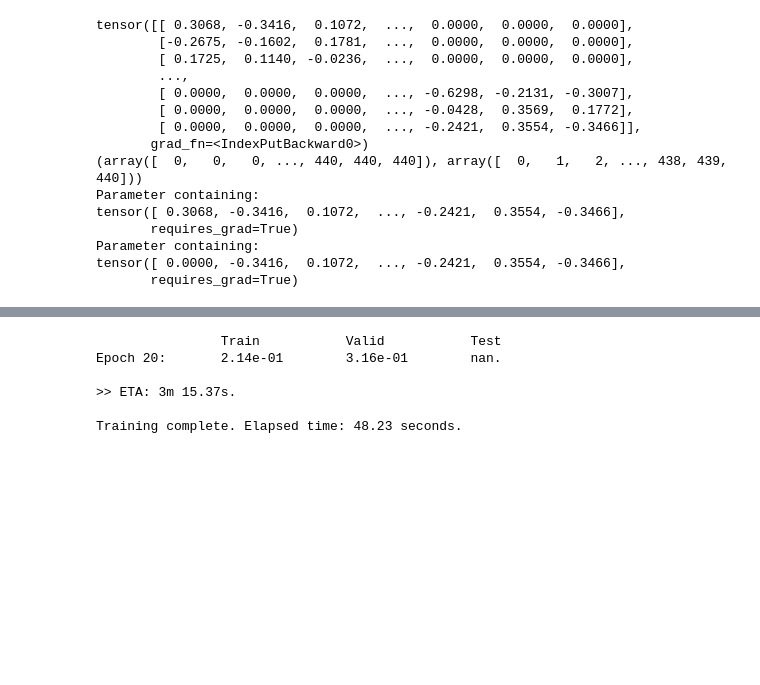
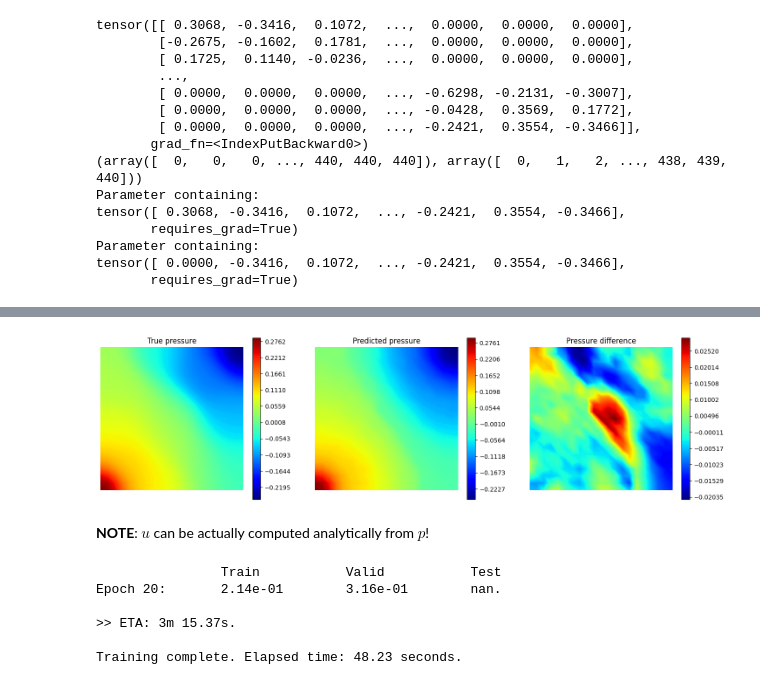
Before and after one commit to FraBet29/APSC_project, a Jupyter notebook: bayesian_network/examples/1_darcy_flow/darcy_flow_bayesian.ipynb, the cells around one changed output, grey strips where cells are left out. Saved outputs shown, nothing was run; the diff lists cells and outputs as text; code cells hidden in the pictures; blank space fills up the shorter version.

```diff
--- a/bayesian_network/examples/1_darcy_flow/darcy_flow_bayesian.ipynb
+++ b/bayesian_network/examples/1_darcy_flow/darcy_flow_bayesian.ipynb
@@ -202,0 +267,8 @@ plt.show()
+# %%
+# Generate predictions
+
+p_model.eval()
+
+with torch.no_grad():
+  p_pred_train = p_model(K_train)
+  p_pred = p_model(K_test)
@@ -203,3 +293,25 @@ plt.show()
+# %%
+idx = 120
+
+plt.figure(figsize=(18, 6))
+
+plt.subplot(1, 3, 1)
+fe.plot(p_test[idx], V, cmap='jet', colorbar=True)
+plt.title("True pressure")
+
+plt.subplot(1, 3, 2)
+fe.plot(p_pred[idx], V, cmap='jet', colorbar=True)
+plt.title("Predicted pressure")
+
+plt.subplot(1, 3, 3)
+fe.plot(p_test[idx] - p_pred[idx], V, cmap='jet', colorbar=True)
+plt.title("Pressure difference")
+
+plt.show()
+# %% [output]
+[figure, added]
+# %% [markdown]
+**NOTE**: $u$ can be actually computed analytically from $p$!
 # %%
 # Train network for velocity
 
```
Also changed, not shown: parts of 17 cells of this notebook.
